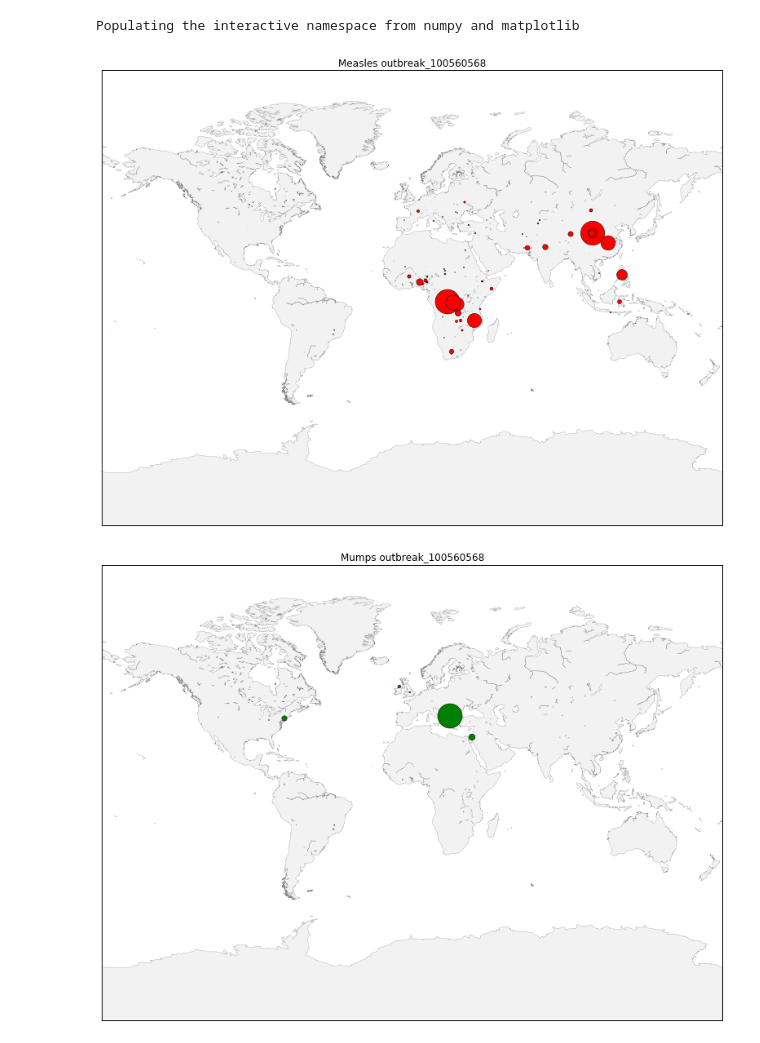
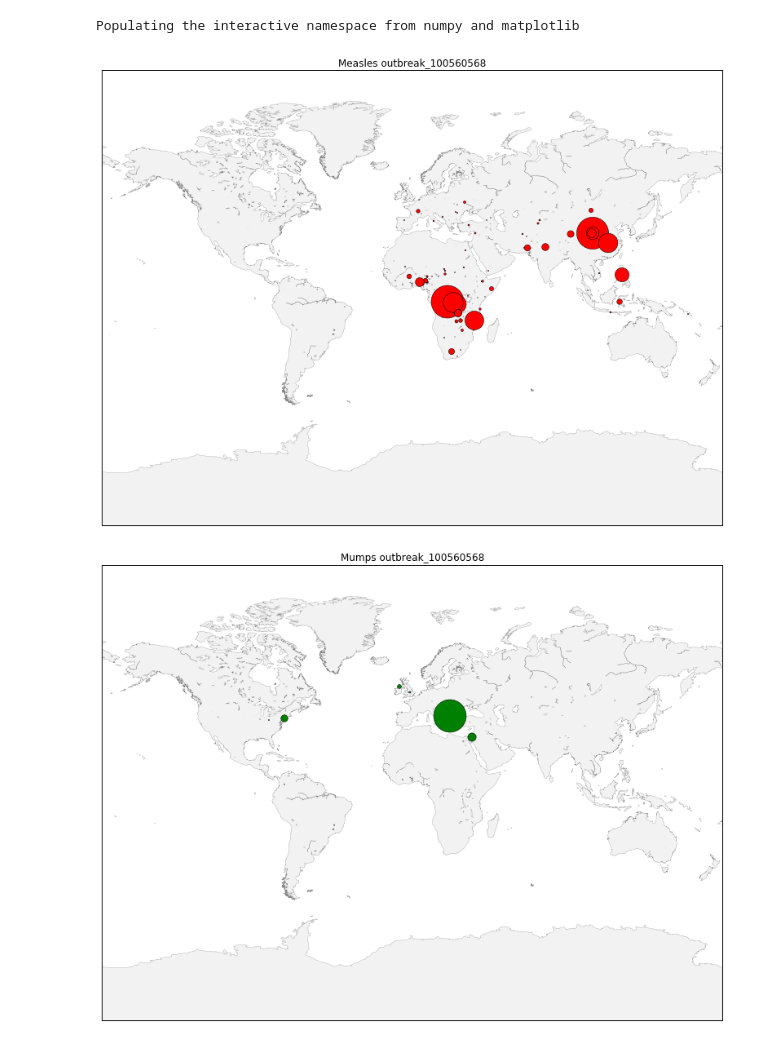
Before and after one commit to jkgh12/CSCI-2000U-100560568, a Jupyter notebook: Assignments/Assignment-4/cfr_map.ipynb, the cells around one changed output. Drawn from its saved outputs; the diff is of its cells as text; code cells hidden in the pictures.

```diff
--- a/Assignments/Assignment-4/cfr_map.ipynb
+++ b/Assignments/Assignment-4/cfr_map.ipynb
@@ -97,7 +97,7 @@ measlesmap.fillcontinents(color='0.95')
 for x in range(len(measles)):
     cases = measles['Cases'][x]
     x,y = measlesmap(float(measles['Position'][x][1]),float(measles['Position'][x][0]))
-    measlesmap.plot(x,y, 'bo', markersize= 30*cases/mostmeasles, color = 'red')
+    measlesmap.plot(x,y, 'bo', markersize= 40*cases/mostmeasles, color = 'red')
 
 fig2 = pl.figure(figsize=(14,10))
 ax2 = fig2.add_subplot(111)
@@ -111,38 +111,38 @@ mumpsmap.fillcontinents(color='0.95')
 for x in range(len(mumps)):
     cases = mumps['Cases'][x]
     x,y = mumpsmap(float(mumps['Position'][x][1]),float(mumps['Position'][x][0]))
-    mumpsmap.plot(x,y, 'bo', markersize= 30*cases/mostmumps, color = 'green')
+    mumpsmap.plot(x,y, 'bo', markersize= 40*cases/mostmumps, color = 'green')
 
 fig3 = pl.figure(figsize=(14,10))
 ax3 = fig3.add_subplot(111)
 ax3.set_title("Rubella outbreaks_100560568")
 ax3.set_xticks([0,1,2,3])
 
 rubellamap = Basemap(projection='mill',  resolution = 'l', area_thresh = 1000.0, lat_0=0, lon_0=0)
 
 rubellamap.drawcoastlines(color='0.50', linewidth=0.25)
 rubellamap.fillcontinents(color='0.95')
 
 for x in range(len(rubella)):
     cases = rubella['Cases'][x]
     x,y = rubellamap(float(rubella['Position'][x][1]),float(rubella['Position'][x][0]))
-    rubellamap.plot(x,y, 'bo', markersize= 30*cases/mostrubella, color = 'magenta')
+    rubellamap.plot(x,y, 'bo', markersize= 40*cases/mostrubella, color = 'magenta')
 
 fig4 = pl.figure(figsize=(14,10))
 ax4 = fig4.add_subplot(111)
 ax4.set_title("Polio outbreaks_100560568")
 
 poliomap = Basemap(projection='mill',  resolution = 'l', area_thresh = 1000.0, lat_0=0, lon_0=0)
 
 poliomap.drawcoastlines(color='0.50', linewidth=0.25)
 poliomap.fillcontinents(color='0.95')
 
 for x in range(len(polio)):
     cases = polio['Cases'][x]
     x,y = poliomap(float(polio['Position'][x][1]),float(polio['Position'][x][0]))
-    poliomap.plot(x,y, 'bo', markersize= 30*cases/mostpolio, color = 'blue')
+    poliomap.plot(x,y, 'bo', markersize= 40*cases/mostpolio, color = 'blue')
 
 pl.show()
 # %% [output]
-[figure, old version]
+[figure, new version]
-[figure, old version]
+[figure, new version]
```
Also changed, not shown: parts of 1 cell of this notebook, 3 other files.
